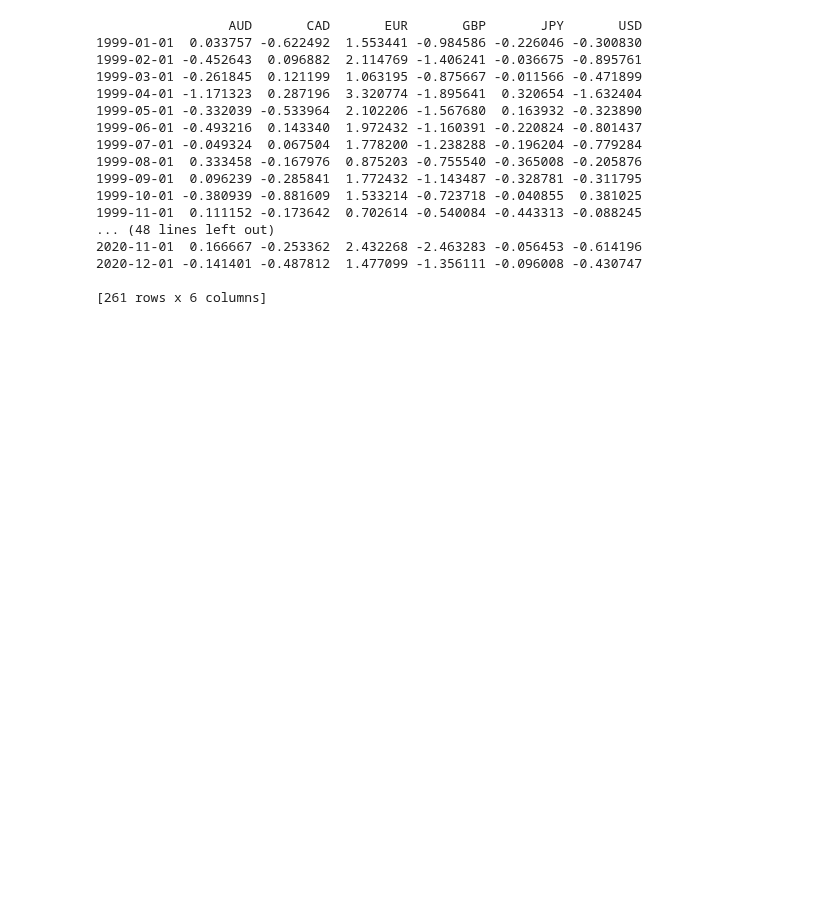
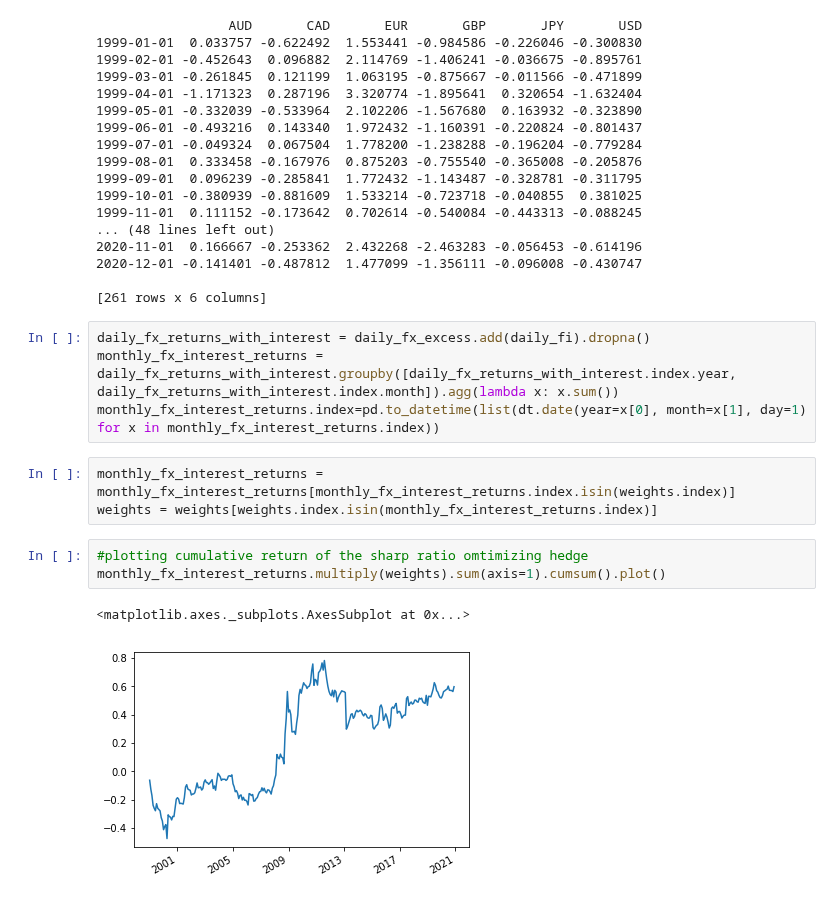
Before and after one commit to Tobias-Mann/Practicioners-Seminar-Notebook, a Jupyter notebook: Optimal Currency Hedging for International Equity Portfolios.ipynb, the cells around one changed output. Drawn from its saved outputs; the diff is of its cells as text; blank space fills up the shorter version.

```diff
--- a/Optimal Currency Hedging for International Equity Portfolios.ipynb
+++ b/Optimal Currency Hedging for International Equity Portfolios.ipynb
@@ -225,3 +223,16 @@ print(weights)
 2020-12-01 -0.141401 -0.487812  1.477099 -1.356111 -0.096008 -0.430747
 
 [261 rows x 6 columns]
+# %%
+daily_fx_returns_with_interest = daily_fx_excess.add(daily_fi).dropna()
+monthly_fx_interest_returns = daily_fx_returns_with_interest.groupby([daily_fx_returns_with_interest.index.year, daily_fx_returns_with_interest.index.month]).agg(lambda x: x.sum())
+monthly_fx_interest_returns.index=pd.to_datetime(list(dt.date(year=x[0], month=x[1], day=1) for x in monthly_fx_interest_returns.index))
+# %%
+monthly_fx_interest_returns = monthly_fx_interest_returns[monthly_fx_interest_returns.index.isin(weights.index)]
+weights = weights[weights.index.isin(monthly_fx_interest_returns.index)]
+# %%
+#plotting cumulative return of the sharp ratio omtimizing hedge
+monthly_fx_interest_returns.multiply(weights).sum(axis=1).cumsum().plot()
+# %% [output]
+<matplotlib.axes._subplots.AxesSubplot at 0x...>
+[figure, added]
```
Also changed, not shown: parts of 1 cell of this notebook.
